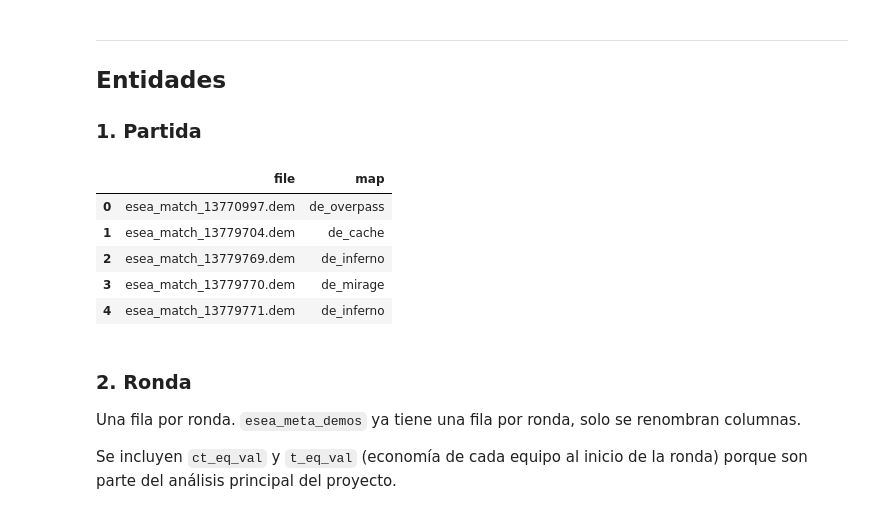
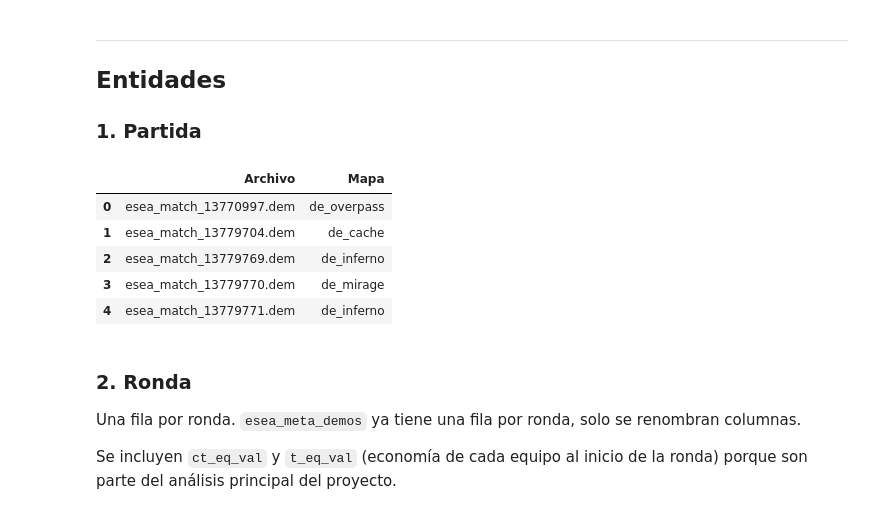
Before and after one commit to Bgallardo46/batos1, a Jupyter notebook: proyecto/Procesamiento datos/Filtro_datos_limpio.ipynb, the cells around one changed output. Saved outputs shown, nothing was run; the diff lists cells and outputs as text; code cells hidden in the pictures.

```diff
--- a/proyecto/Subida_datos/Filtro_datos_limpio.ipynb
+++ b/proyecto/Procesamiento datos/Filtro_datos_limpio.ipynb
@@ -32,14 +23,17 @@ dmeta.head()
 # %%
 Partida = (
     dmeta[["file", "map"]]
     .drop_duplicates()
     .reset_index(drop=True)
-    .copy()
+    .copy().rename(columns={
+        "file":  "Archivo",
+        "map" : "Mapa"
+    })
 )
 
 Partida.head()
 # %% [output]
-|  | file | map |
+|  | Archivo | Mapa |
 | 0 | esea_match_13770997.dem | de_overpass |
 | 1 | esea_match_13779704.dem | de_cache |
 | 2 | esea_match_13779769.dem | de_inferno |
```
Also changed, not shown: parts of 15 cells of this notebook, 8 other files.
